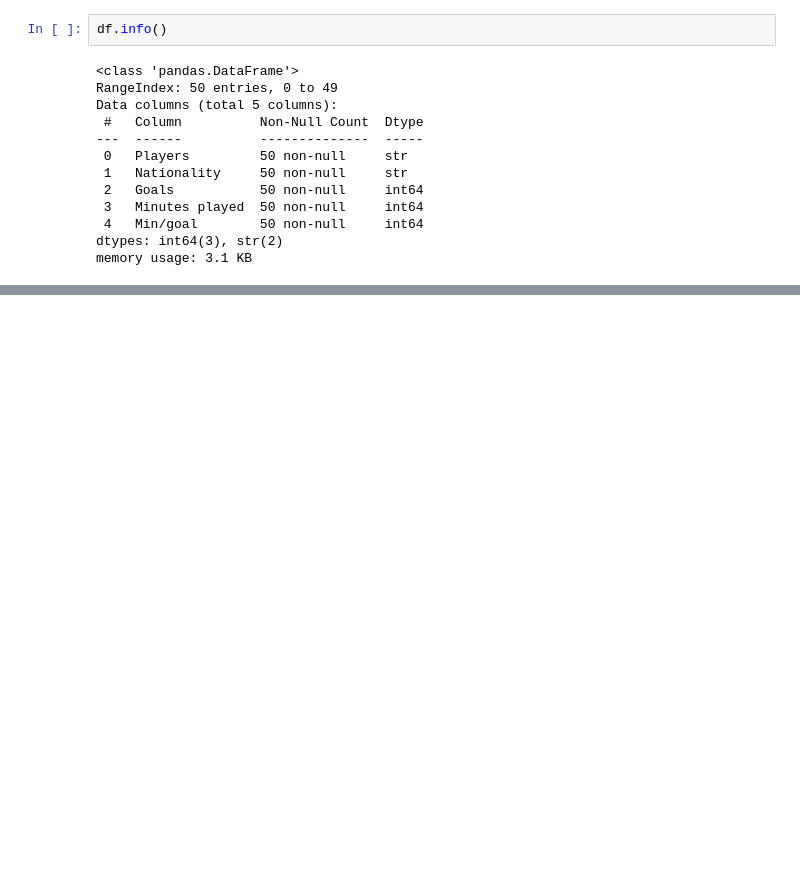
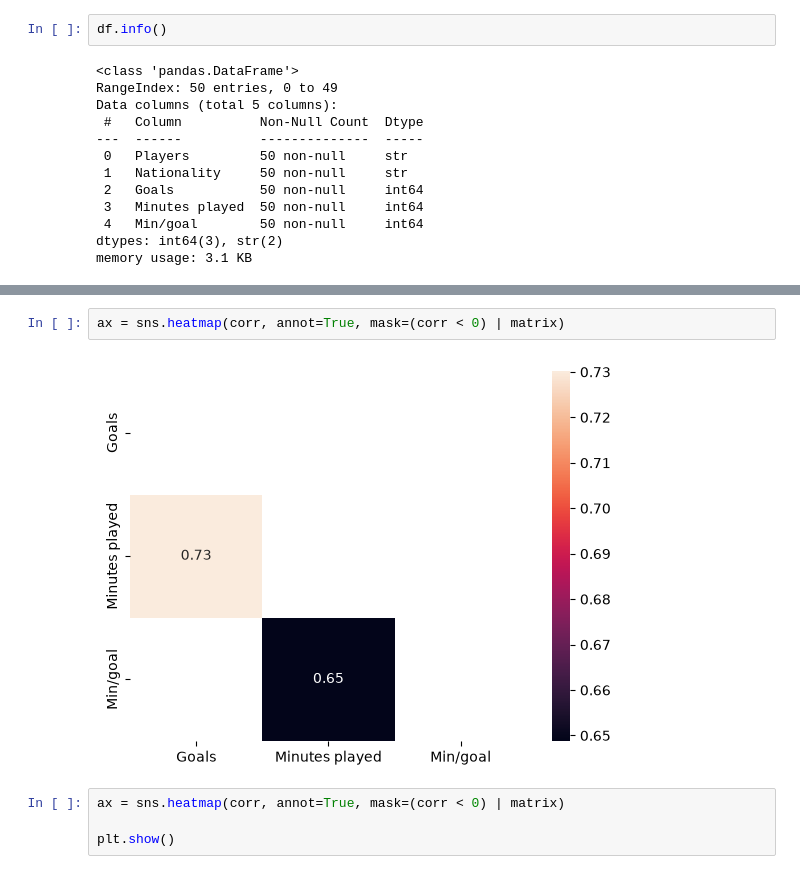
Before and after one commit to Levi-Tran1/demo_streamlit, a Jupyter notebook: Football.ipynb, the cells around one changed output, grey strips where cells are left out. Saved outputs shown, nothing was run; the diff lists cells and outputs as text; blank space fills up the shorter version.

```diff
--- a/Football.ipynb
+++ b/Football.ipynb
@@ -57,0 +70,8 @@ df.duplicated().sum()
+# %%
+ax = sns.heatmap(corr, annot=True, mask=(corr < 0) | matrix)
+# %% [output]
+[figure, added]
+# %%
+ax = sns.heatmap(corr, annot=True, mask=(corr < 0) | matrix)
+
+plt.show()
```
Also changed, not shown: parts of 11 cells of this notebook.
